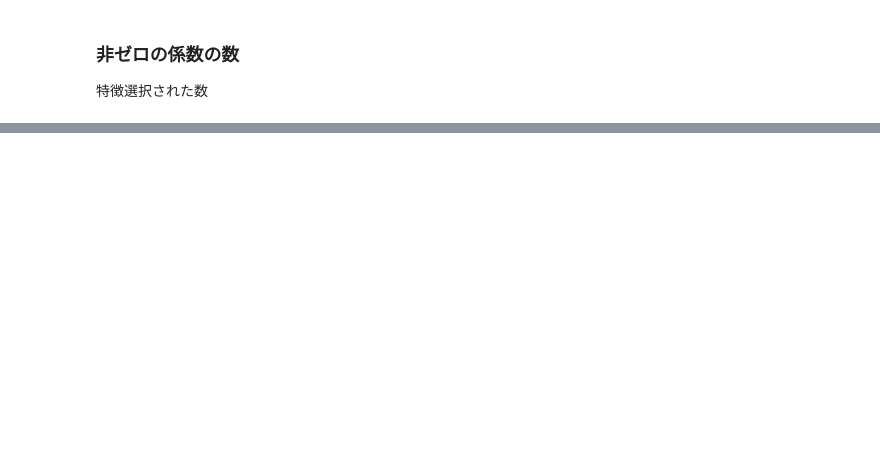
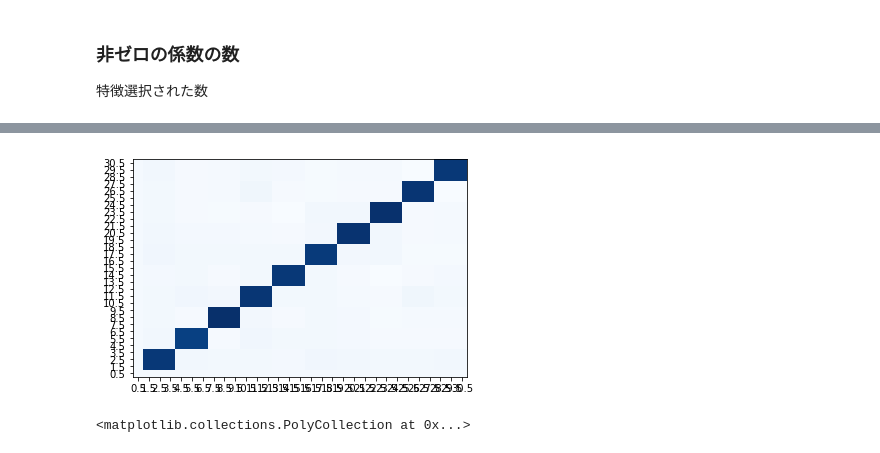
Before and after one commit to habakan/sl_2019s, a Jupyter notebook: notebook/Problem_LASSO.ipynb, the cells around one changed output, grey strips where cells are left out. Cells and saved outputs as stored; diff of their text form; code cells hidden in the pictures; blank space fills up the shorter version.

```diff
--- a/notebook/Problem_LASSO.ipynb
+++ b/notebook/Problem_LASSO.ipynb
@@ -79,0 +216,15 @@ np.sum(np.abs(model.w) > 0.01, axis=0)
+# %%
+def draw_heatmap(data):
+    fig, ax = plt.subplots()
+    heatmap = ax.pcolor(data, cmap=plt.cm.Blues)
+
+    ax.set_xticks(np.arange(data.shape[0]) + 0.5, minor=False)
+    ax.set_yticks(np.arange(data.shape[1]) + 0.5, minor=False)
+    plt.show()
+
+    return heatmap
+# %%
+draw_heatmap(np.cov(X.T))
+# %% [output]
+[figure, added]
+<matplotlib.collections.PolyCollection at 0x...>
```
Also changed, not shown: parts of 17 cells of this notebook, 11 other files.
